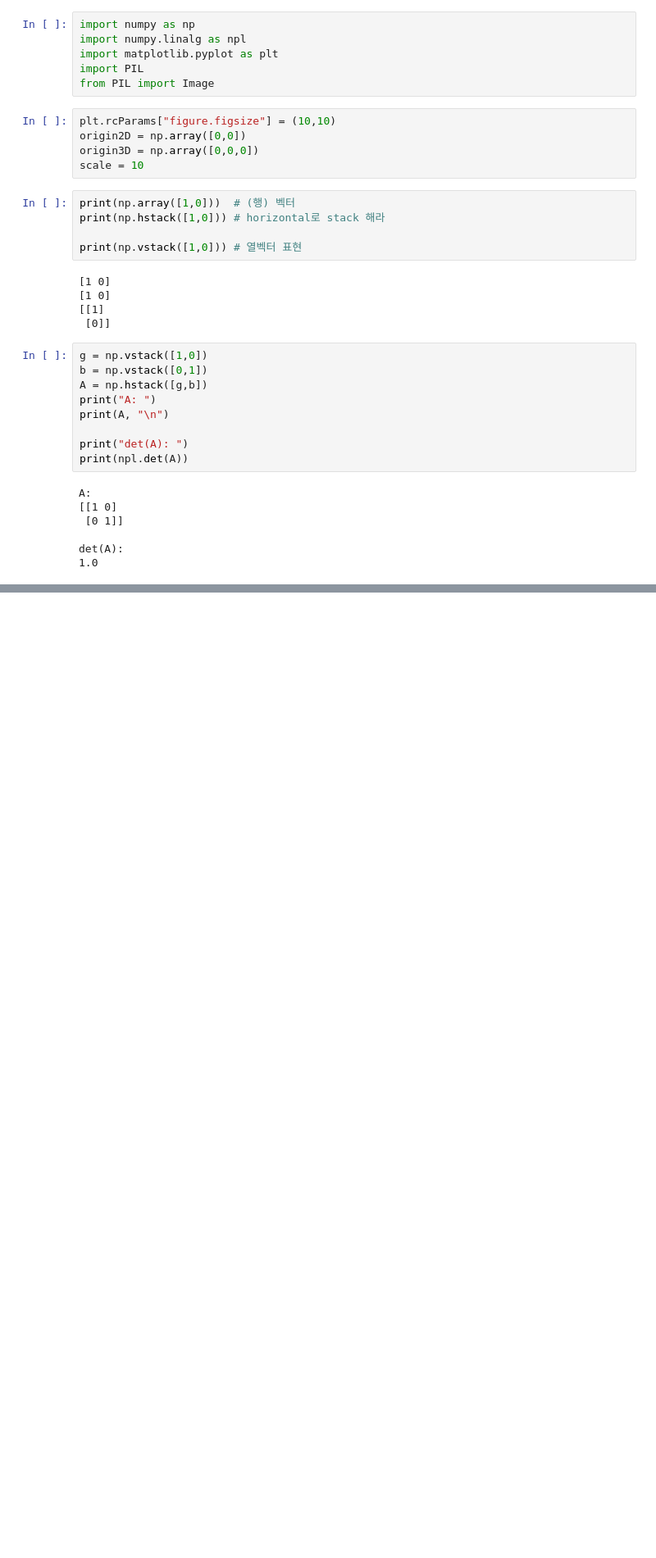
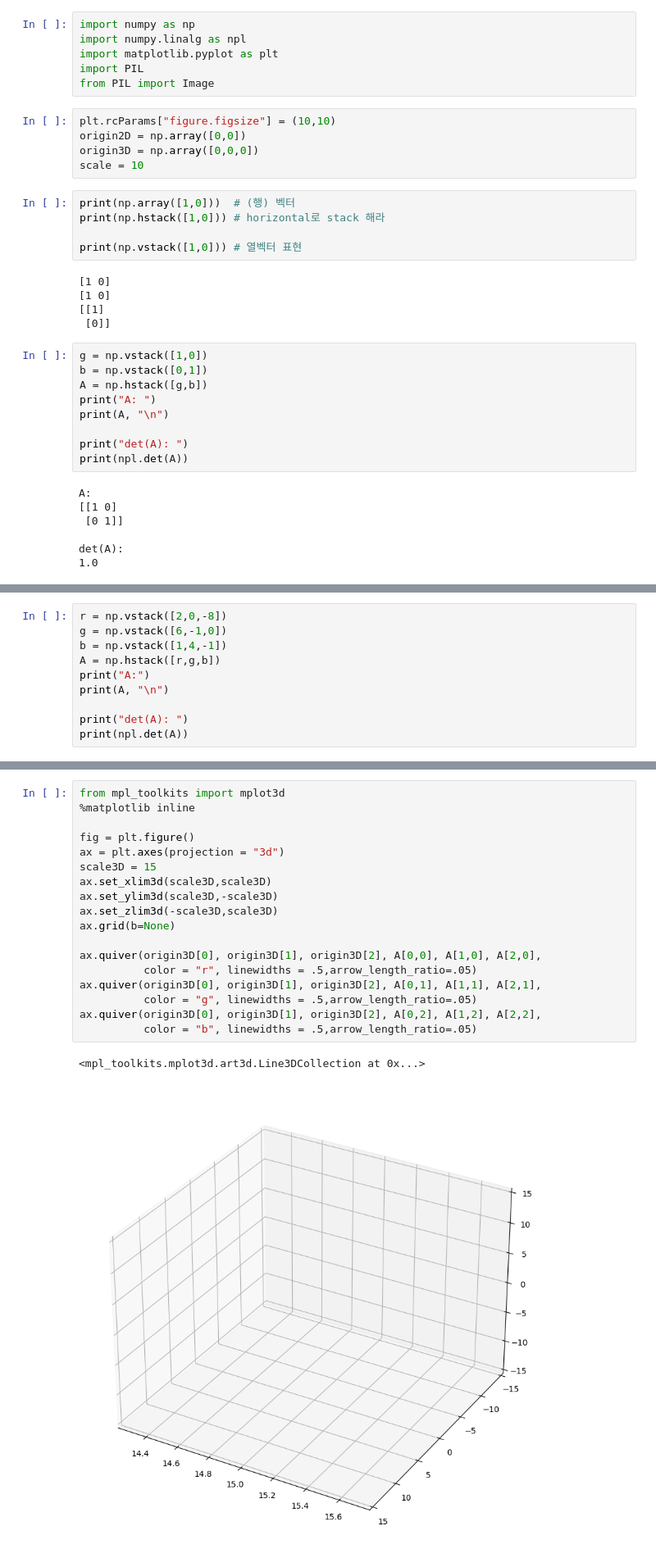
Before and after one commit to woogi123/LA2, a Jupyter notebook: 기말_matrix_decomposition.ipynb, the cells around one changed output, grey strips where cells are left out. Shown at 82% size. Saved outputs shown, nothing was run; the diff lists cells and outputs as text; blank space fills up the shorter version.

```diff
--- a/기말_matrix_decomposition.ipynb
+++ b/기말_matrix_decomposition.ipynb
@@ -39,0 +51,10 @@ det(A):
+# %%
+r = np.vstack([2,0,-8])
+g = np.vstack([6,-1,0])
+b = np.vstack([1,4,-1])
+A = np.hstack([r,g,b])
+print("A:")
+print(A, "\n")
+
+print("det(A): ")
+print(npl.det(A))
@@ -39,0 +69,21 @@ det(A):
+# %%
+from mpl_toolkits import mplot3d
+%matplotlib inline
+
+fig = plt.figure()
+ax = plt.axes(projection = "3d")
+scale3D = 15
+ax.set_xlim3d(scale3D,scale3D)
+ax.set_ylim3d(scale3D,-scale3D)
+ax.set_zlim3d(-scale3D,scale3D)
+ax.grid(b=None)
+
+ax.quiver(origin3D[0], origin3D[1], origin3D[2], A[0,0], A[1,0], A[2,0],
+          color = "r", linewidths = .5,arrow_length_ratio=.05)
+ax.quiver(origin3D[0], origin3D[1], origin3D[2], A[0,1], A[1,1], A[2,1],
+          color = "g", linewidths = .5,arrow_length_ratio=.05)
+ax.quiver(origin3D[0], origin3D[1], origin3D[2], A[0,2], A[1,2], A[2,2],
+          color = "b", linewidths = .5,arrow_length_ratio=.05)
+# %% [output]
+<mpl_toolkits.mplot3d.art3d.Line3DCollection at 0x...>
+[figure, added]
```
Also changed, not shown: parts of 14 cells of this notebook.
